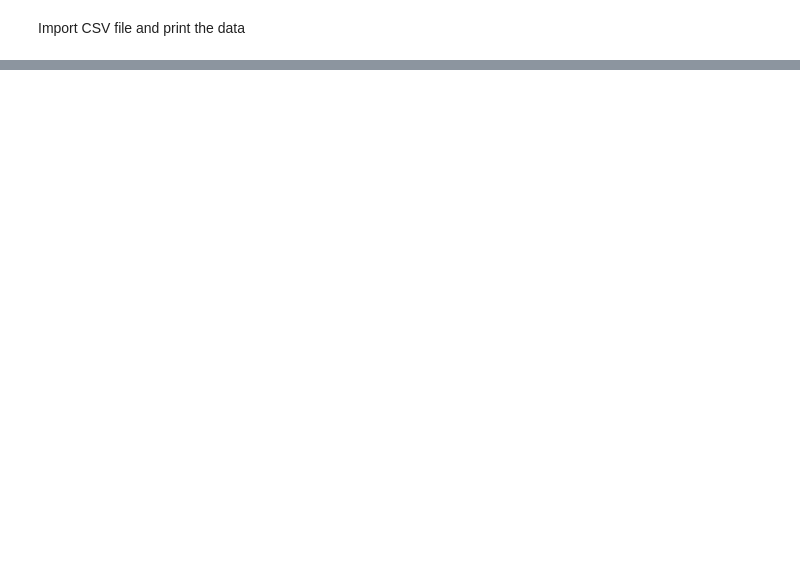
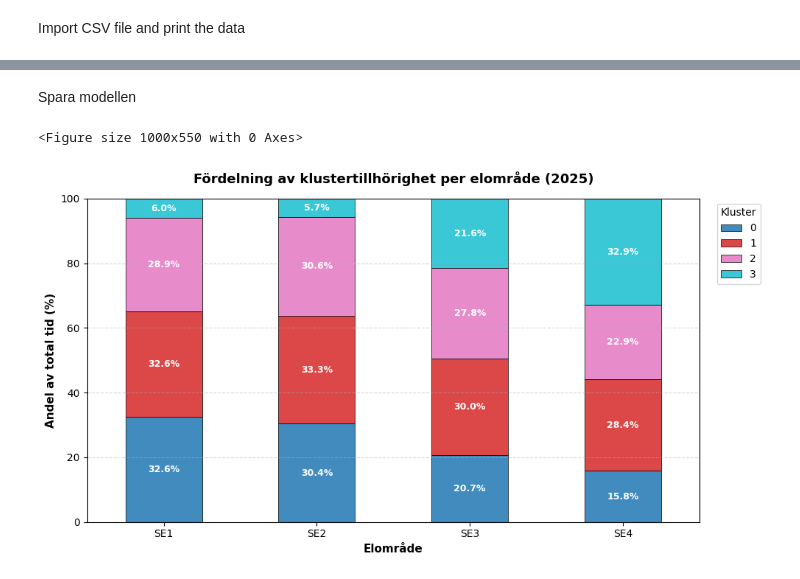
Before and after one commit to Grevendev/Predictor, a Jupyter notebook: models/clustering.ipynb, the cells around one changed output, grey strips where cells are left out. Cells and saved outputs as stored; diff of their text form; code cells hidden in the pictures; blank space fills up the shorter version.

```diff
--- a/models/clustering.ipynb
+++ b/models/clustering.ipynb
@@ -248,0 +101,16 @@ k = 8 | Inertia: 15650.3 | Silhouette Score: 0.1924
+# %%
+FINAL_K = elbow_k  # eller sätt manuellt t.ex. 4
+
+kmeans = KMeans(n_clusters=FINAL_K, random_state=42, n_init=10)
+df_clean["cluster"] = kmeans.fit_predict(X_scaled)
+
+# 1. Klusterprofiler (medelvärden för features)
+print("--- Klusterprofiler (Medelvärden) ---")
+display(df_clean.groupby("cluster")[FEATURES].mean().round(2))
+
+# 2. Korsanalys: Hur många timmar spenderar respektive zon i respektive kluster?
+print("\n--- Fördelning av kluster per zon (procentuell) ---")
+zone_cluster_distribution = (
+    pd.crosstab(df_clean["zone"], df_clean["cluster"], normalize="index") * 100
+).round(1)
+display(zone_cluster_distribution)
@@ -248,0 +132,2 @@ k = 8 | Inertia: 15650.3 | Silhouette Score: 0.1924
+# %% [markdown]
+Spara modellen
@@ -248,0 +149,53 @@ k = 8 | Inertia: 15650.3 | Silhouette Score: 0.1924
+# %%
+import matplotlib.pyplot as plt
+import pandas as pd
+
+# 1. Beräkna procentuell fördelning per zon och kluster
+zone_dist = pd.crosstab(df_clean["zone"], df_clean["cluster"], normalize="index") * 100
+
+# 2. Plotta stapeldiagrammet
+plt.figure(figsize=(10, 5.5))
+ax = zone_dist.plot(
+    kind="bar",
+    stacked=True,
+    colormap="tab10",
+    figsize=(10, 5.5),
+    edgecolor="black",
+    linewidth=0.6,
+    alpha=0.85,
+)
+
+plt.title(
+    "Fördelning av klustertillhörighet per elområde (2025)",
+    fontsize=13,
+    fontweight="bold",
+    pad=15,
+)
+plt.xlabel("Elområde", fontsize=11, fontweight="bold")
+plt.ylabel("Andel av total tid (%)", fontsize=11, fontweight="bold")
+plt.xticks(rotation=0, fontsize=10)
+plt.ylim(0, 100)
+plt.legend(title="Kluster", bbox_to_anchor=(1.02, 1), loc="upper left", frameon=True)
+plt.grid(axis="y", linestyle="--", alpha=0.5)
+
+# Lägg till procentetiketter inuti staplarna (för segment > 5%)
+for p in ax.patches:
+    width, height = p.get_width(), p.get_height()
+    if height > 5.0:
+        x, y = p.get_xy()
+        ax.text(
+            x + width / 2,
+            y + height / 2,
+            f"{height:.1f}%",
+            ha="center",
+            va="center",
+            fontsize=9,
+            color="white",
+            fontweight="bold",
+        )
+
+plt.tight_layout()
+plt.show()
+# %% [output]
+<Figure size 1000x550 with 0 Axes>
+[figure, added]
```
Also changed, not shown: parts of 12 cells of this notebook.
